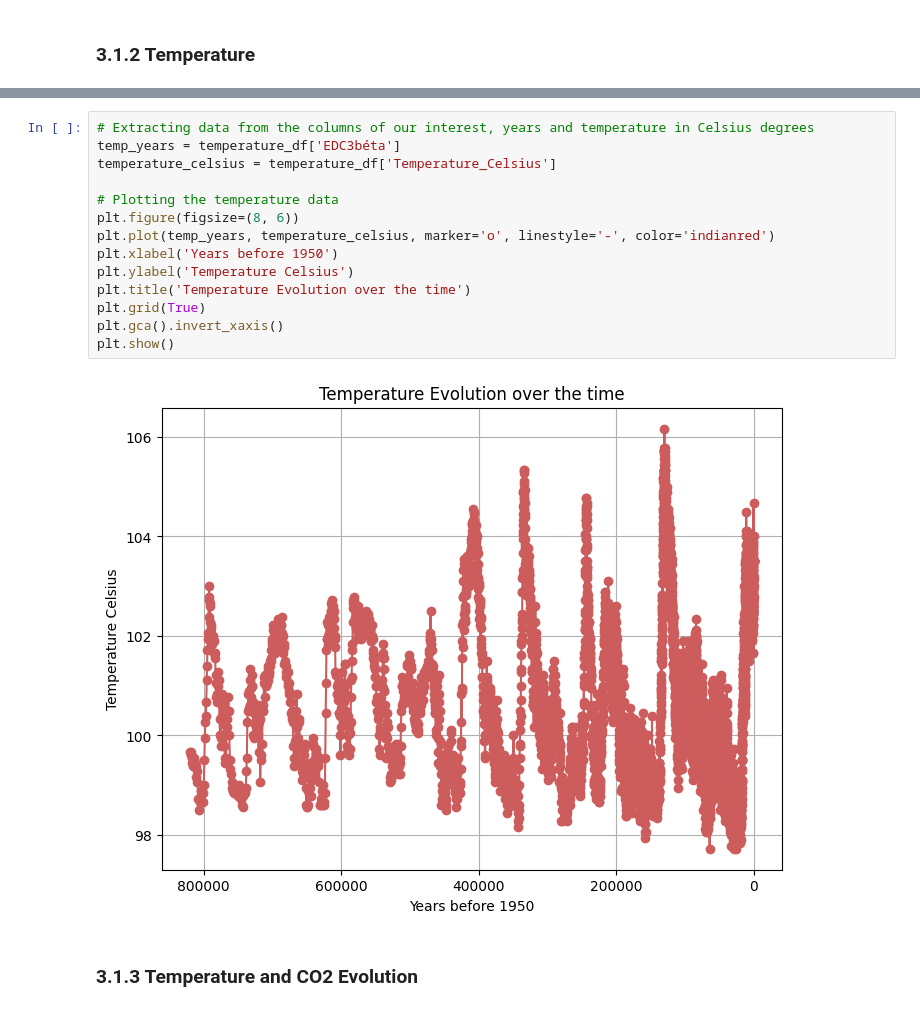
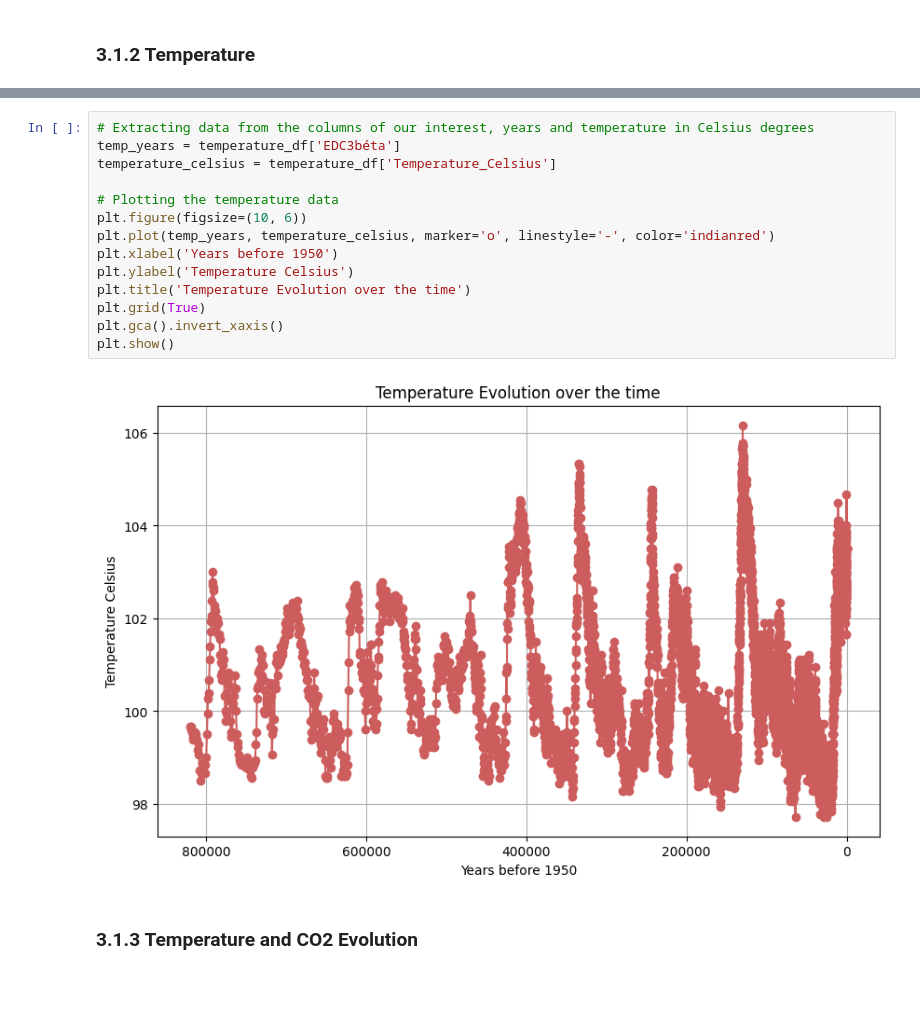
Before and after one commit to StefaniaVerduga/PfDA-project-2, a Jupyter notebook: PfDA-project-2.ipynb, the cells around one changed output, grey strips where cells are left out. Cells and saved outputs as stored; diff of their text form; blank space fills up the shorter version.

```diff
--- a/PfDA-project-2.ipynb
+++ b/PfDA-project-2.ipynb
@@ -121,19 +122,19 @@ print(temperature_df)
 # %%
 # Extracting data from the columns of our interest, years and temperature in Celsius degrees
 temp_years = temperature_df['EDC3béta']
 temperature_celsius = temperature_df['Temperature_Celsius']
 
 # Plotting the temperature data
-plt.figure(figsize=(8, 6))
+plt.figure(figsize=(10, 6))
 plt.plot(temp_years, temperature_celsius, marker='o', linestyle='-', color='indianred')
 plt.xlabel('Years before 1950')
 plt.ylabel('Temperature Celsius')
 plt.title('Temperature Evolution over the time')
 plt.grid(True)
 plt.gca().invert_xaxis()
 plt.show()
 # %% [output]
-[figure, old version]
+[figure, new version]
 # %% [markdown]
 ### 3.1.3 Temperature and CO2 Evolution
 # %%
```
Also changed, not shown: parts of 7 cells of this notebook, 2 other files.
